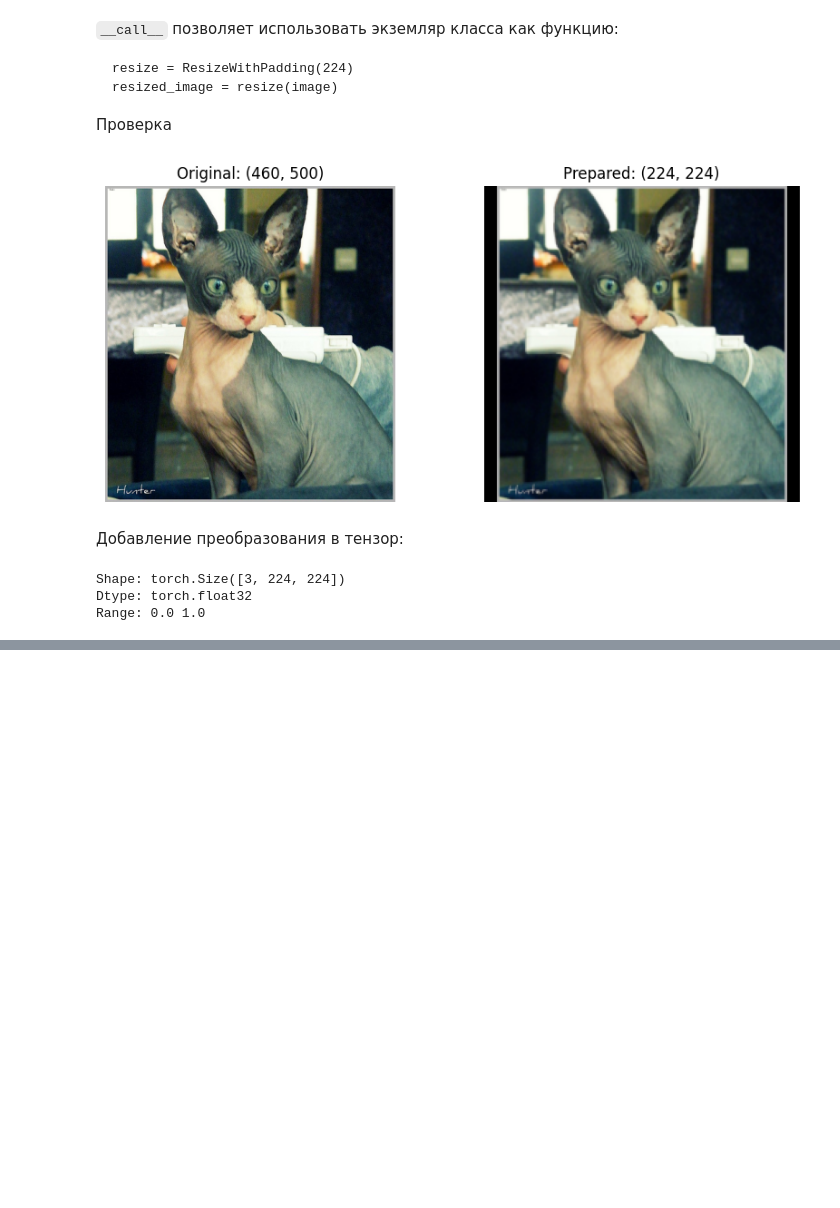
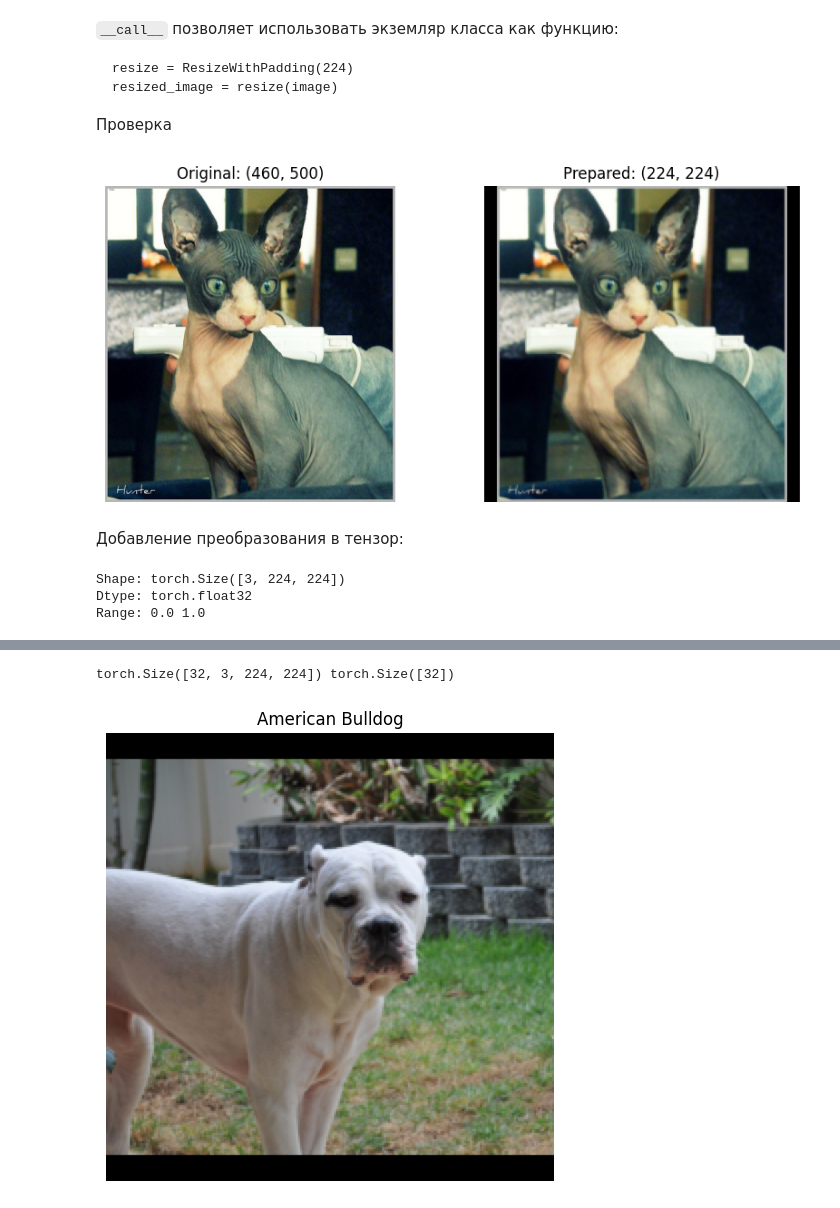
Before and after one commit to blbl-blbl/study, a Jupyter notebook: PyTorch/Классификация_пород_кошек_и_собак.ipynb, the cells around one changed output, grey strips where cells are left out. Saved outputs shown, nothing was run; the diff lists cells and outputs as text; code cells hidden in the pictures; blank space fills up the shorter version.

```diff
--- a/PyTorch/Классификация_пород_кошек_и_собак.ipynb
+++ b/PyTorch/Классификация_пород_кошек_и_собак.ipynb
@@ -26,7 +26,7 @@ dataset = OxfordIIITPet(
     root="data",
     split="trainval",
     target_types="category",
-    download=False,
+    download=True,
 )
 
 print("Количество изображений:", len(dataset))
@@ -239,0 +276,25 @@ Range: 0.0 1.0
+# %%
+import torch
+
+train_loader = DataLoader(
+    train_dataset,
+    batch_size=32,
+    shuffle=True,
+    num_workers=0,
+    generator=torch.Generator().manual_seed(42)
+)
+
+val_loader = DataLoader(
+    val_dataset,
+    batch_size=32,
+    shuffle=False,
+    num_workers=0,
+)
+
+images, labels = next(iter(train_loader))
+
+print("Images:", images.shape, images.dtype)
+print("Labels:", labels.shape, labels.dtype)
+
+print("Train batches:", len(train_loader))
+print("Validation batches:", len(val_loader))
@@ -239,0 +315,21 @@ Range: 0.0 1.0
+# %%
+first_batch = iter(val_loader)
+val_image, val_label = next(first_batch)
+
+
+print(val_image.shape, val_label.shape)
+
+image_for_plot = val_image[0].permute(1, 2, 0)
+breed_name = class_names[val_label[0].item()]
+
+plt.figure(figsize=(5, 5))
+
+plt.imshow(image_for_plot)
+plt.title(breed_name)
+
+plt.axis("off")
+plt.tight_layout()
+plt.show()
+# %% [output]
+torch.Size([32, 3, 224, 224]) torch.Size([32])
+[figure, added]
```
Also changed, not shown: parts of 16 cells of this notebook.
